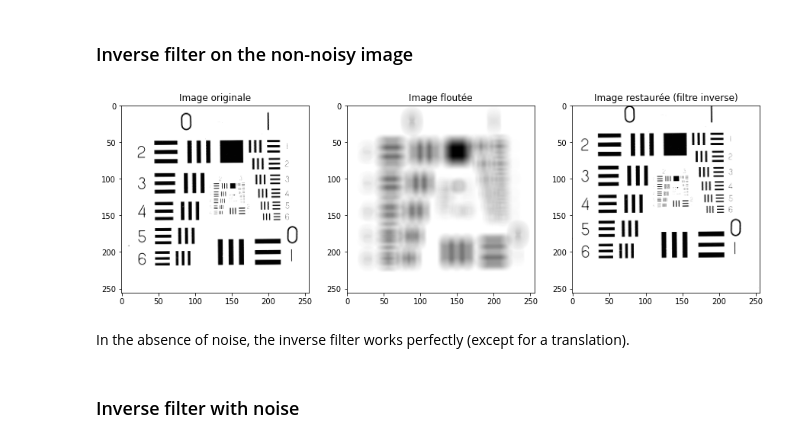
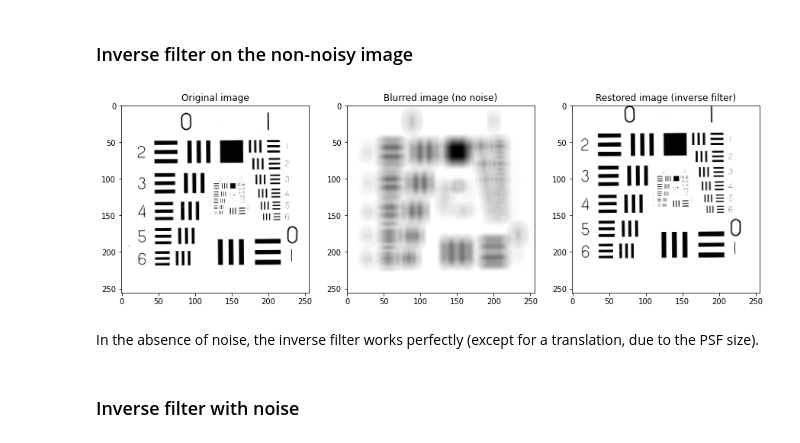
Before and after one commit to vincmazet/bip, a Jupyter notebook: _sources/labs/correc5.ipynb, the cells around one changed output. Cells and saved outputs as stored; diff of their text form; code cells hidden in the pictures.

```diff
--- a/_sources/labs/correc5.ipynb
+++ b/_sources/labs/correc5.ipynb
@@ -406,20 +426,20 @@ xest = real(ifft2(Xest)) # Attention, bien prendre la partie réelle !
 # %%
 # Affichage
 figure(figsize=(15,10))
 subplot(1,3,1)
 imshow(x, cmap="gray")
-title("Image originale")
+title("Original image")
 subplot(1,3,2)
 imshow(y, cmap="gray")
-title("Image floutée")
+title("Blurred image (no noise)")
 subplot(1,3,3)
 imshow(xest, cmap="gray")
-title("Image restaurée (filtre inverse)")
+title("Restored image (inverse filter)")
 show()
 # %% [output]
-[figure, old version]
+[figure, new version]
 # %% [markdown]
-In the absence of noise, the inverse filter works perfectly (except for a translation).
+In the absence of noise, the inverse filter works perfectly (except for a translation, due to the PSF size).
 # %% [markdown]
 ### Inverse filter with noise
 # %%
```
Also changed, not shown: parts of 18 cells of this notebook, 28 other files.
